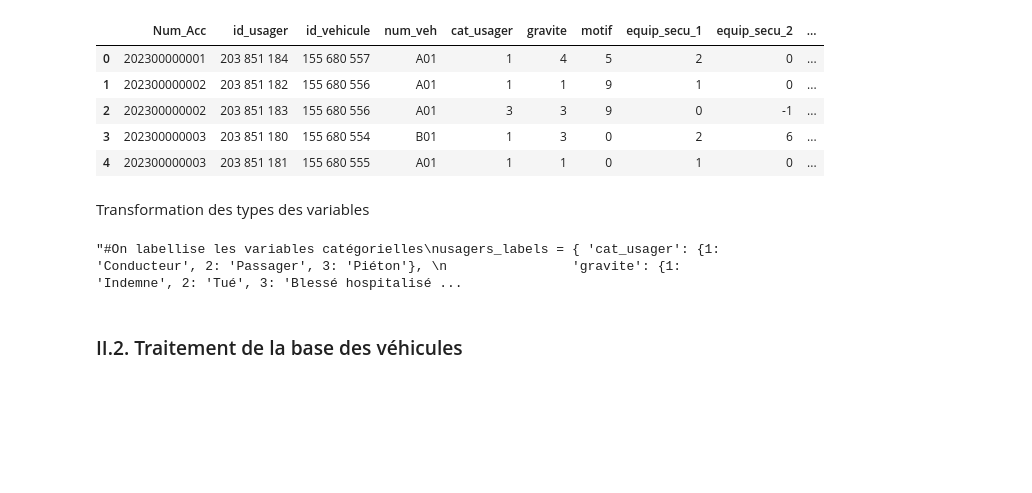
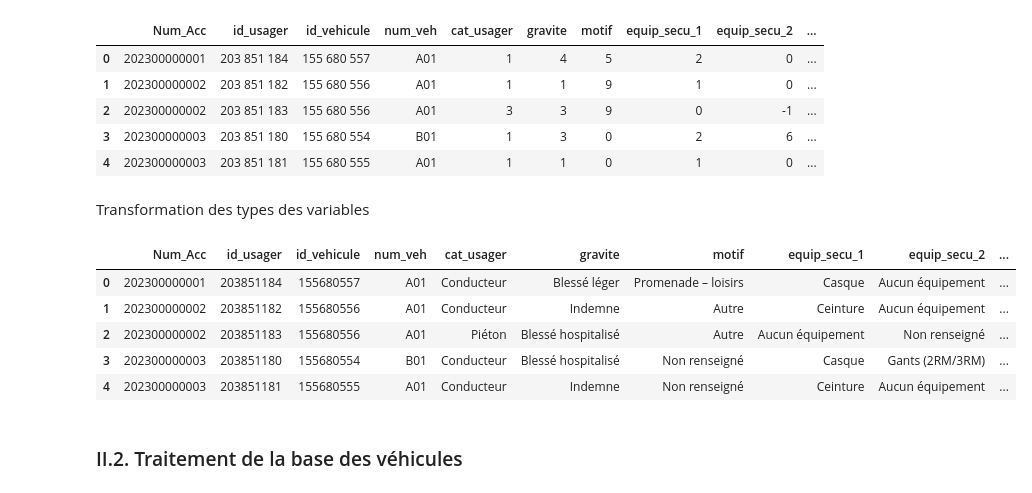
Before and after one commit to celineferbach/Projet-accidents-de-la-route, a Jupyter notebook: importation.ipynb, the cells around one changed output. Saved outputs shown, nothing was run; the diff lists cells and outputs as text; code cells hidden in the pictures; blank space fills up the shorter version.

```diff
--- a/importation.ipynb
+++ b/importation.ipynb
@@ -297,18 +295,23 @@ df_usagers['id_vehicule']=df_usagers['id_vehicule'].str.replace('\xa0', '').asty
 #On transforme en chaîne de caractères
 df_usagers['num_veh']=df_usagers['num_veh'].astype(str)
 # %%
-"""#On labellise les variables catégorielles
+#On labellise les variables catégorielles
 usagers_labels = { 'cat_usager': {1: 'Conducteur', 2: 'Passager', 3: 'Piéton'},
                 'gravite': {1: 'Indemne', 2: 'Tué', 3: 'Blessé hospitalisé', 4: 'Blessé léger'},
                 'motif': {-1: 'Non renseigné', 0: 'Non renseigné', 1: 'Domicile – travail',2: 'Domicile – école', 3: 'Courses – achats', 4: 'Utilisation professionnelle', 5: 'Promenade – loisirs', 9: 'Autre'},
                 'equip_secu_1': {-1: 'Non renseigné', 0: 'Aucun équipement', 1: 'Ceinture', 2: 'Casque', 3: 'Dispositif enfants', 4: 'Gilet réfléchissant', 5: 'Airbag (2RM/3RM)', 6: 'Gants (2RM/3RM)', 7: 'Gants + Airbag (2RM/3RM)', 8: 'Non déterminable', 9:'Autre'},
                 'equip_secu_2': {-1: 'Non renseigné', 0: 'Aucun équipement', 1: 'Ceinture', 2: 'Casque', 3: 'Dispositif enfants', 4: 'Gilet réfléchissant', 5: 'Airbag (2RM/3RM)', 6: 'Gants (2RM/3RM)', 7: 'Gants + Airbag (2RM/3RM)', 8: 'Non déterminable', 9:'Autre'},
                 'equip_secu_3': {-1: 'Non renseigné', 0: 'Aucun équipement', 1: 'Ceinture', 2: 'Casque', 3: 'Dispositif enfants', 4: 'Gilet réfléchissant', 5: 'Airbag (2RM/3RM)', 6: 'Gants (2RM/3RM)', 7: 'Gants + Airbag (2RM/3RM)', 8: 'Non déterminable', 9:'Autre'} }
 
 df_usagers = labeliser_variables(df_usagers,usagers_labels)
-df_usagers.head()"""
+df_usagers.head()
 # %% [output]
-"#On labellise les variables catégorielles\nusagers_labels = { 'cat_usager': {1: 'Conducteur', 2: 'Passager', 3: 'Piéton'}, \n                'gravite': {1: 'Indemne', 2: 'Tué', 3: 'Blessé hospitalisé ...
+|  | Num_Acc | id_usager | id_vehicule | num_veh | cat_usager | gravite | motif | equip_secu_1 | equip_secu_2 | ... |
+| 0 | 202300000001 | 203851184 | 155680557 | A01 | Conducteur | Blessé léger | Promenade – loisirs | Casque | Aucun équipement | ... |
+| 1 | 202300000002 | 203851182 | 155680556 | A01 | Conducteur | Indemne | Autre | Ceinture | Aucun équipement | ... |
+| 2 | 202300000002 | 203851183 | 155680556 | A01 | Piéton | Blessé hospitalisé | Autre | Aucun équipement | Non renseigné | ... |
+| 3 | 202300000003 | 203851180 | 155680554 | B01 | Conducteur | Blessé hospitalisé | Non renseigné | Casque | Gants (2RM/3RM) | ... |
+| 4 | 202300000003 | 203851181 | 155680555 | A01 | Conducteur | Indemne | Non renseigné | Ceinture | Aucun équipement | ... |
 # %% [markdown]
 ### II.2. Traitement de la base des véhicules
 # %% [markdown]
```
Also changed, not shown: parts of 44 cells of this notebook.
